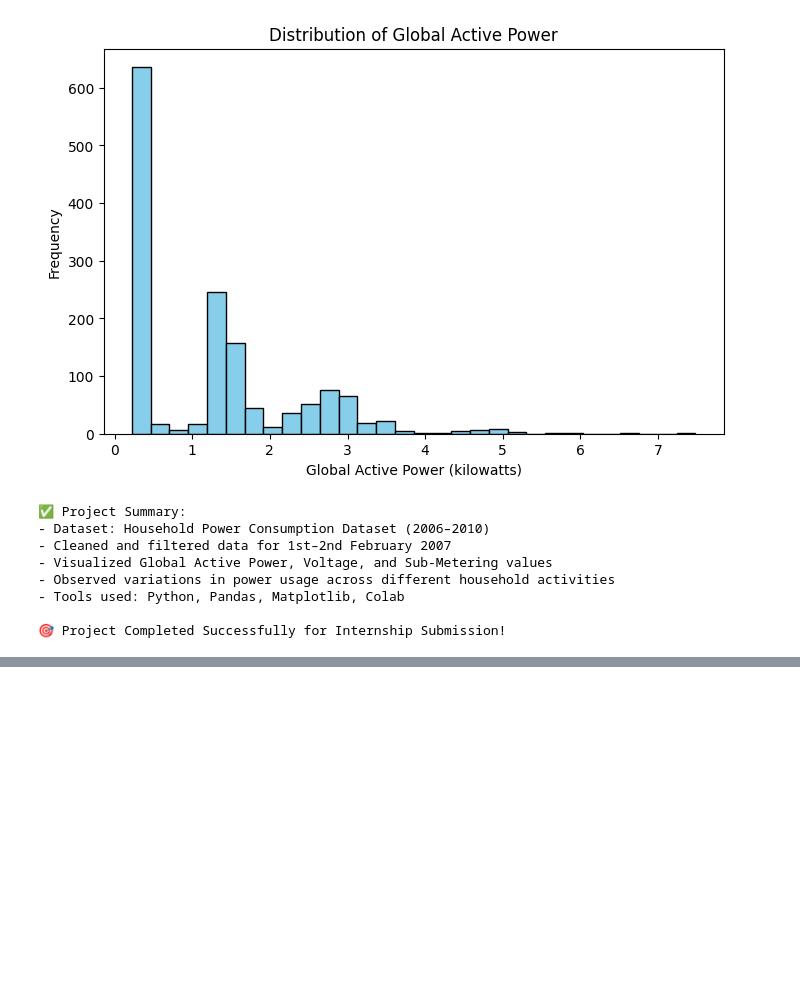
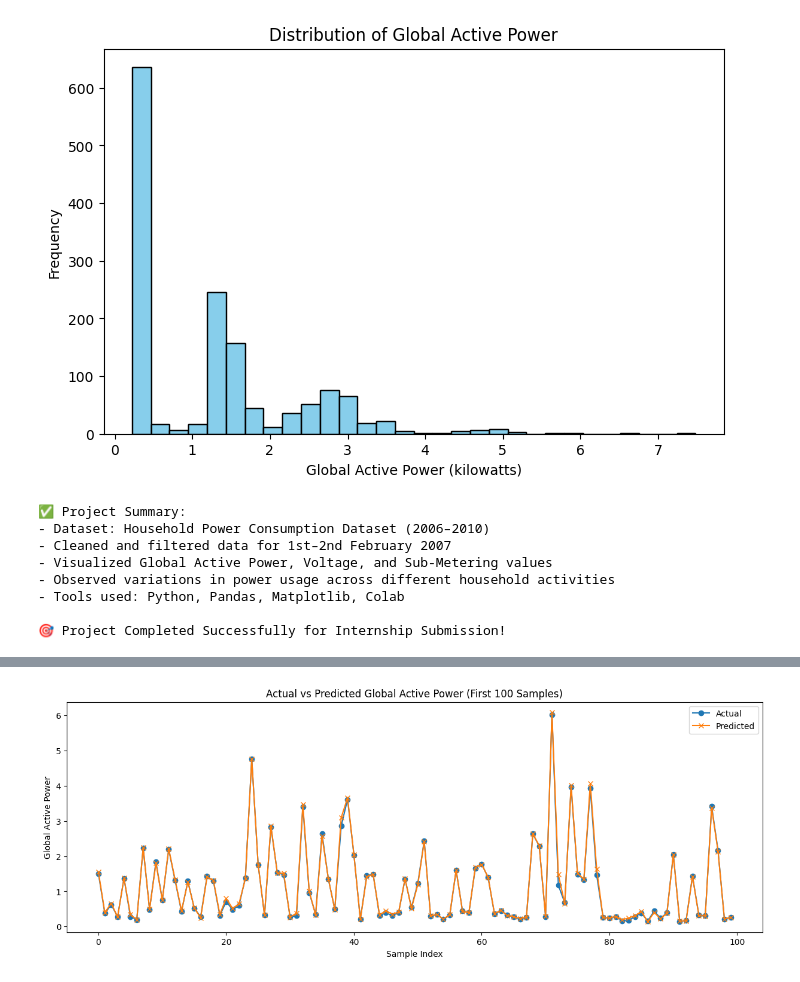
Before and after one commit to Deblinadey18/Energy_Prediction, a Jupyter notebook: energy_prediction.ipynb, the cells around one changed output, grey strips where cells are left out. Cells and saved outputs as stored; diff of their text form; code cells hidden in the pictures; blank space fills up the shorter version.

Commit message:
Add files via upload
Update Energy Prediction notebook with Week 2 ML model

```diff
--- a/energy_prediction.ipynb
+++ b/energy_prediction.ipynb
@@ -123,0 +187,12 @@ print("\n🎯 Project Completed Successfully for Internship Submission!")
+# %%
+import pandas as pd
+
+df = pd.read_csv(
+    "household_power_consumption.txt",
+    sep=';',
+    low_memory=False,
+    na_values='?',
+)
+
+print("✅ File loaded successfully!")
+print(df.head())
@@ -123,0 +277,14 @@ print("\n🎯 Project Completed Successfully for Internship Submission!")
+# %%
+import matplotlib.pyplot as plt
+
+# Plot first 100 predictions vs actual for clarity
+plt.figure(figsize=(15,5))
+plt.plot(y_test.values[:100], label='Actual', marker='o')
+plt.plot(y_pred[:100], label='Predicted', marker='x')
+plt.title('Actual vs Predicted Global Active Power (First 100 Samples)')
+plt.xlabel('Sample Index')
+plt.ylabel('Global Active Power')
+plt.legend()
+plt.show()
+# %% [output]
+[figure, added]
```
Also changed, not shown: parts of 11 cells of this notebook.
